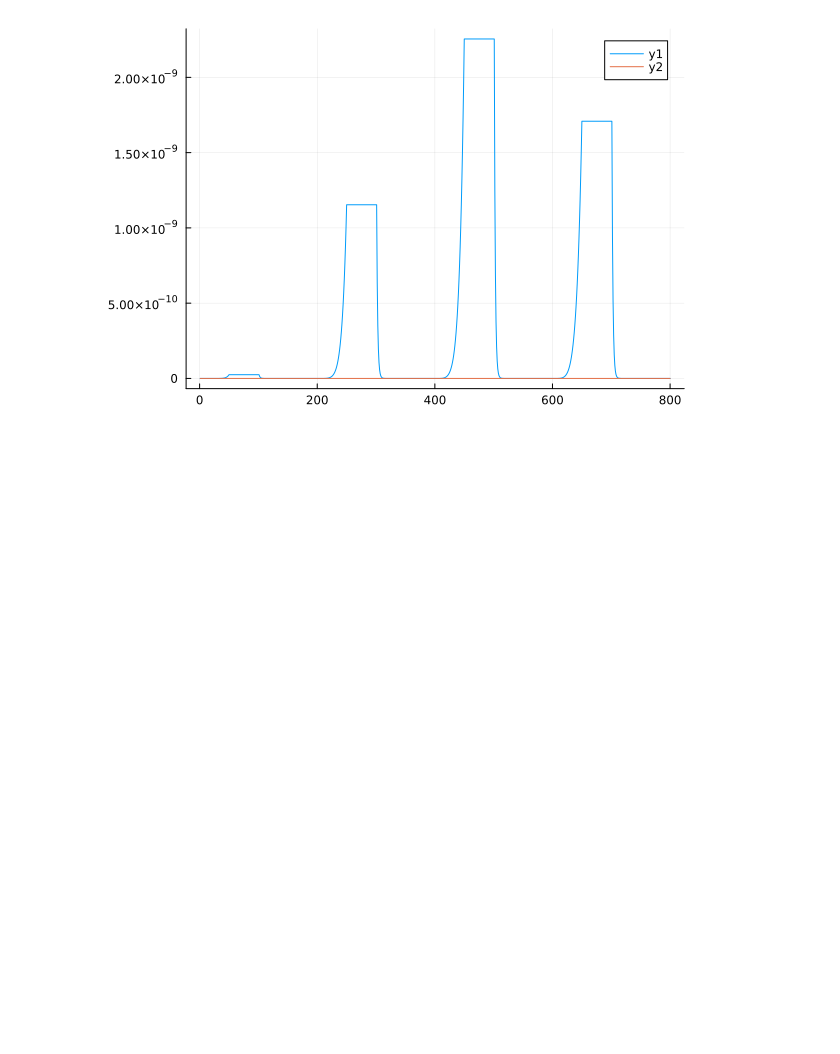
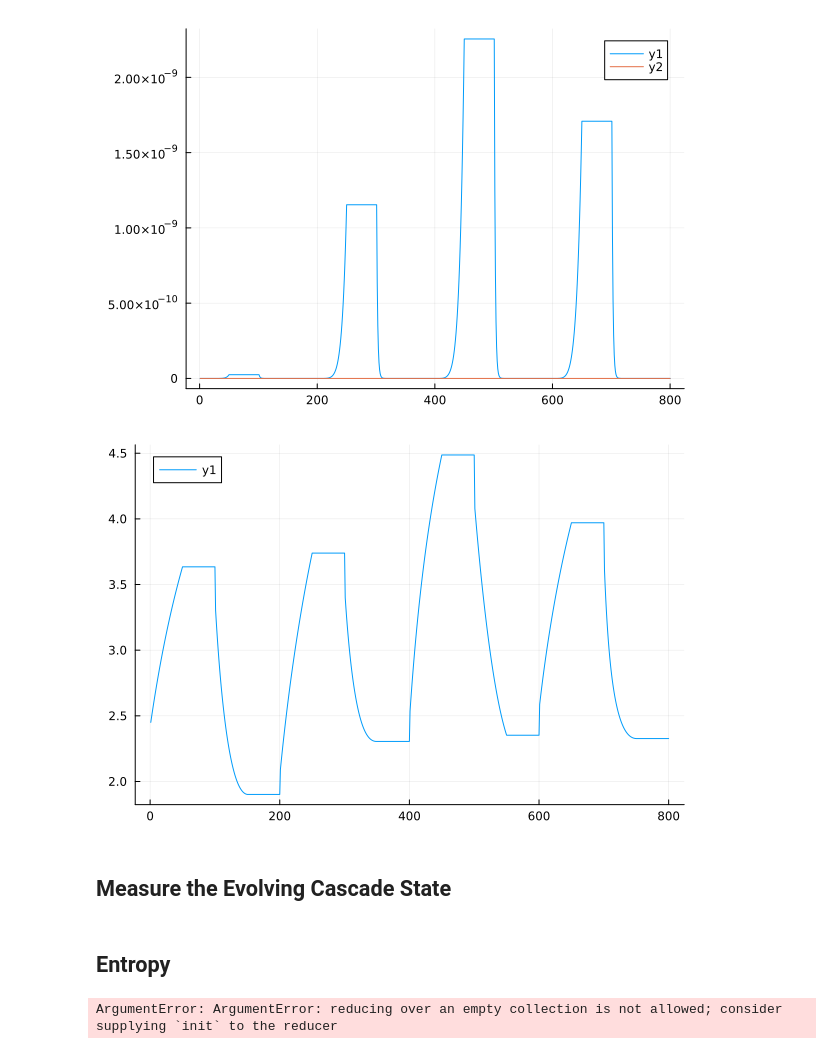
Before and after one commit to fedesss98/phaseonium-thermodynamics, a Jupyter notebook: julia/09-analyze-cascade-jl.ipynb, the cells around one changed output. Drawn from its saved outputs; the diff is of its cells as text; code cells hidden in the pictures; blank space fills up the shorter version.

Commit message:
Separate cycle and analysis

```diff
--- a/julia/09-analyze-cascade-jl.ipynb
+++ b/julia/09-analyze-cascade-jl.ipynb
@@ -4,4 +3,7 @@ using Dates
 # %%
+using Revise
+using Dates
+
 dir = "cascade_20D_I1";
 
 includet("./modules/OpticalCavity.jl")
@@ -13,6 +15,26 @@ includet("./modules/Measurements.jl")
 includet("./src/main.jl")
 config, ndims = init(dir)
 
+NUM_CYCLES = 4
+
+isochore_times = config["samplings"]["isochore"]
+adiabatic_times = config["samplings"]["adiabatic"]
+times = []
+for j in 1:NUM_CYCLES
+    for i in 1:isochore_times
+        push!(times, "heating")
+    end
+    for i in 1:adiabatic_times
+        push!(times, "expansion")
+    end
+    for i in 1:isochore_times
+        push!(times, "cooling")
+    end
+    for i in 1:adiabatic_times
+        push!(times, "compression")
+    end
+end
+
 check_cutoff(state.ρ, ndims)
 # %% [output]
 Simulation 5 - 20D - Fast thermalization - High entanglement: what happens to the efficiency?
@@ -38,3 +58,21 @@ plot(real(ys))
 plot!(imag(ys))
 # %% [output]
 [figure]
+# %%
+t = []
+ω_heating = config["cavity"]["alpha"] / config["cavity"]["min_length"]
+ω_cooling = config["cavity"]["alpha"] / config["cavity"]["max_length"]
+
+ω_cycle = [i in ["heating", "expansion"] ? ω_heating : ω_cooling for i in times]
+for (i, s) in enumerate(system_evolution)
+    temp = Measurements.temperature(s, ω_cycle[i])
+    push!(t, temp)
+end
+
+plot(real(t))
+# %% [output]
+[figure, added]
+# %% [markdown]
+## Measure the Evolving Cascade State
+# %% [markdown]
+## Entropy
@@ -40,0 +84,5 @@ plot!(imag(ys))
+# %%
+g = plot([SA, SB, SA+SB, SAB], label=[L"S_A" L"S_B" L"S_A+S_B" L"S_{AB}"], title="Entropy")
+plot_strokes_overlays(g, SAB, isochore_samplings, adiabatic_samplings; x_max=total_cycles*total_cycle_time)
+# %% [output]
+ArgumentError: ArgumentError: reducing over an empty collection is not allowed; consider supplying `init` to the reducer
```
Also changed, not shown: parts of 19 cells of this notebook, 1 other file.
